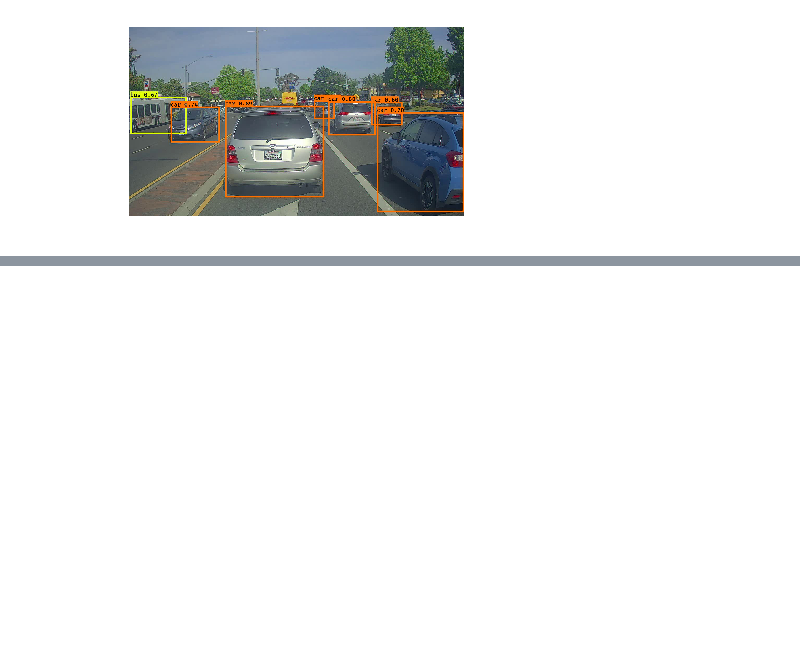
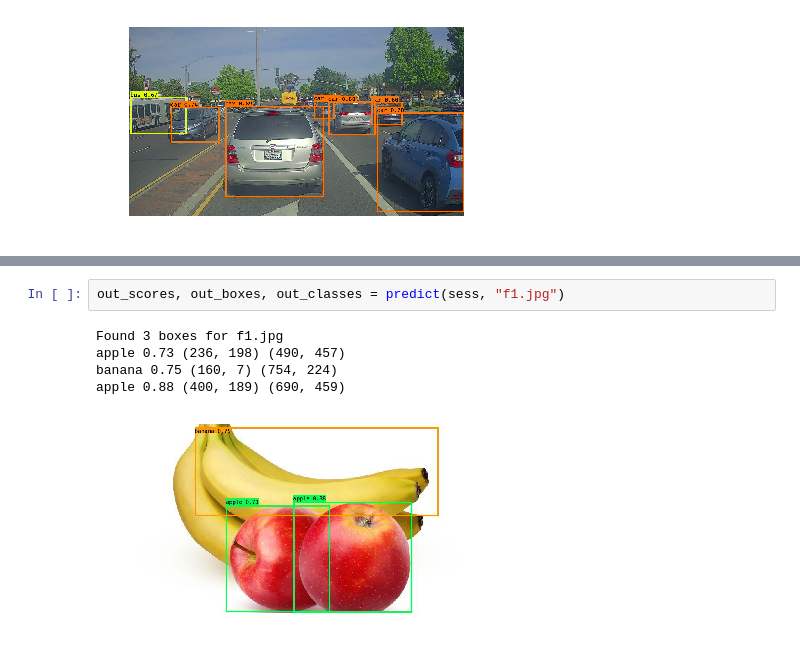
Before and after one commit to manankshastri/Object-Detection, a Jupyter notebook: ObjectDetection-YoloV2.ipynb, the cells around one changed output, grey strips where cells are left out. Drawn from its saved outputs; the diff is of its cells as text; blank space fills up the shorter version.

```diff
--- a/ObjectDetection-YoloV2.ipynb
+++ b/ObjectDetection-YoloV2.ipynb
@@ -298,0 +323,8 @@ car 0.89 (367, 300) (745, 648)
+# %%
+out_scores, out_boxes, out_classes = predict(sess, "f1.jpg")
+# %% [output]
+Found 3 boxes for f1.jpg
+apple 0.73 (236, 198) (490, 457)
+banana 0.75 (160, 7) (754, 224)
+apple 0.88 (400, 189) (690, 459)
+[figure, added]
```
Also changed, not shown: parts of 5 cells of this notebook, 12 other files.
